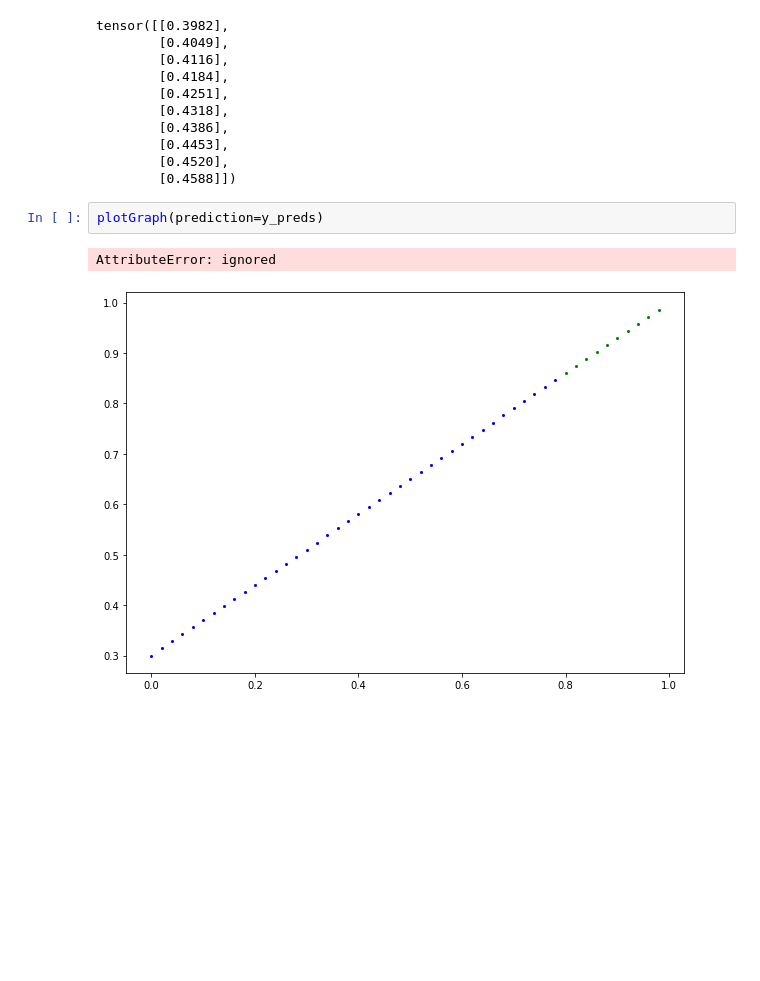
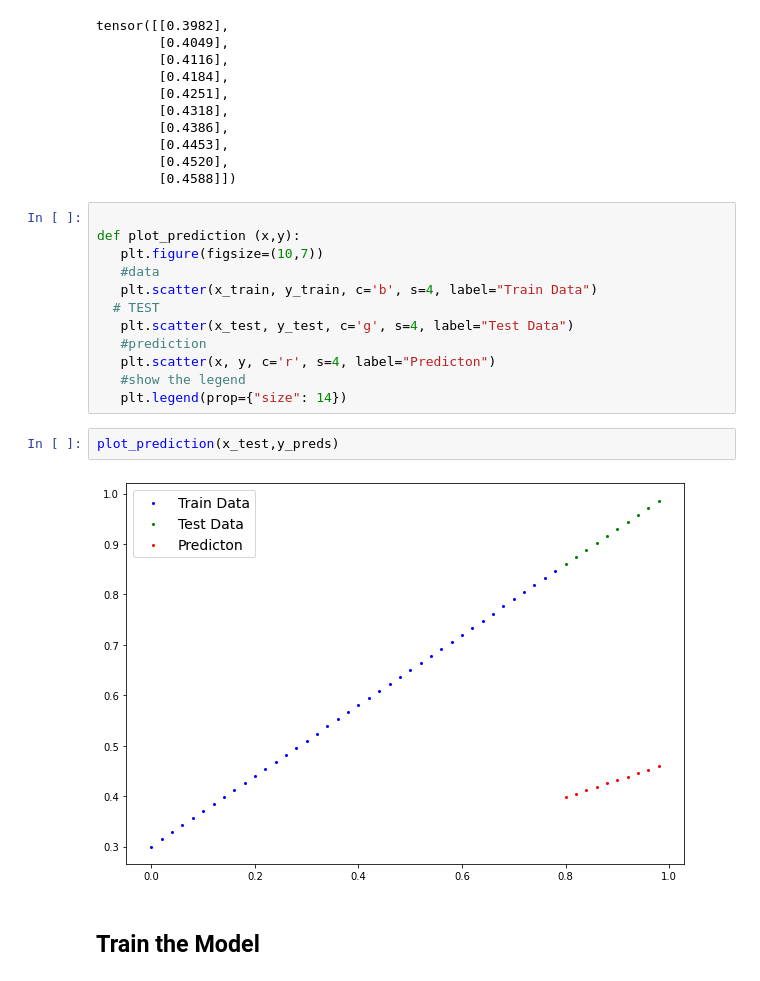
Before and after one commit to Hassan-jr/Deep-Learning, a Jupyter notebook: 01Workflow.ipynb, the cells around one changed output. Drawn from its saved outputs; the diff is of its cells as text; blank space fills up the shorter version.

Commit message:
Model training done

```diff
--- a/01Workflow.ipynb
+++ b/01Workflow.ipynb
@@ -124,8 +126,21 @@ tensor([[0.3982],
         [0.4453],
         [0.4520],
         [0.4588]])
-# %%
-plotGraph(prediction=y_preds)
-# %% [output]
-AttributeError: ignored
-[figure, removed]
+# %%
+
+def plot_prediction (x,y):
+   plt.figure(figsize=(10,7))
+   #data
+   plt.scatter(x_train, y_train, c='b', s=4, label="Train Data")
+  # TEST
+   plt.scatter(x_test, y_test, c='g', s=4, label="Test Data")
+   #prediction
+   plt.scatter(x, y, c='r', s=4, label="Predicton")
+   #show the legend
+   plt.legend(prop={"size": 14})
+# %%
+plot_prediction(x_test,y_preds)
+# %% [output]
+[figure, added]
+# %% [markdown]
+## Train the Model
```
Also changed, not shown: parts of 7 cells of this notebook.
